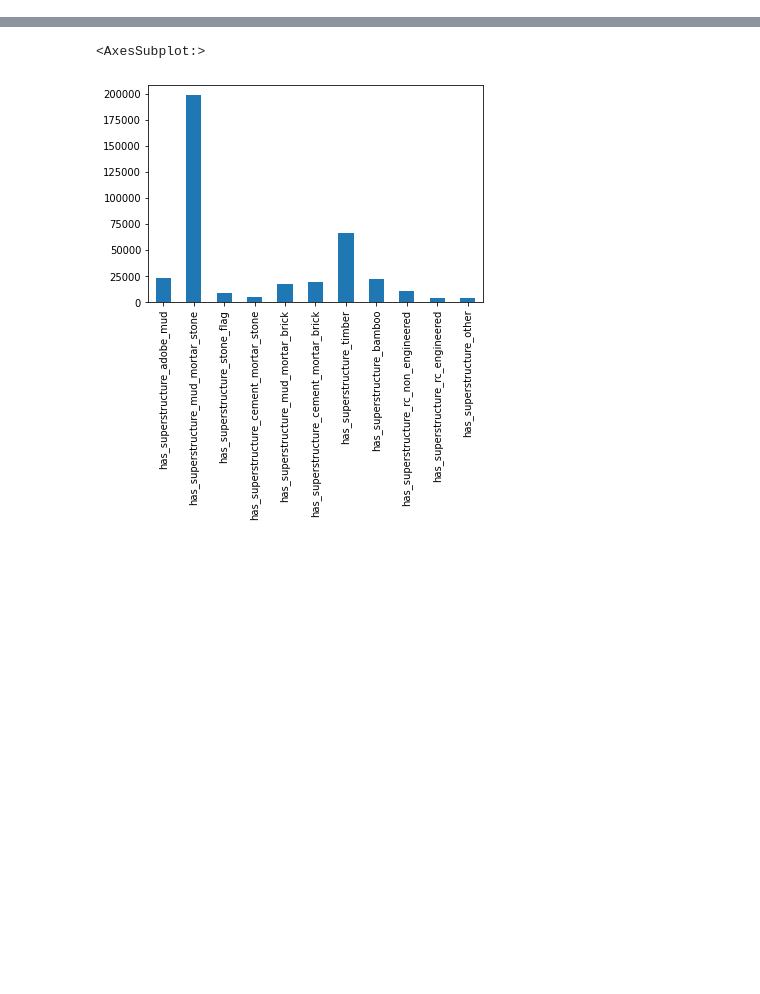
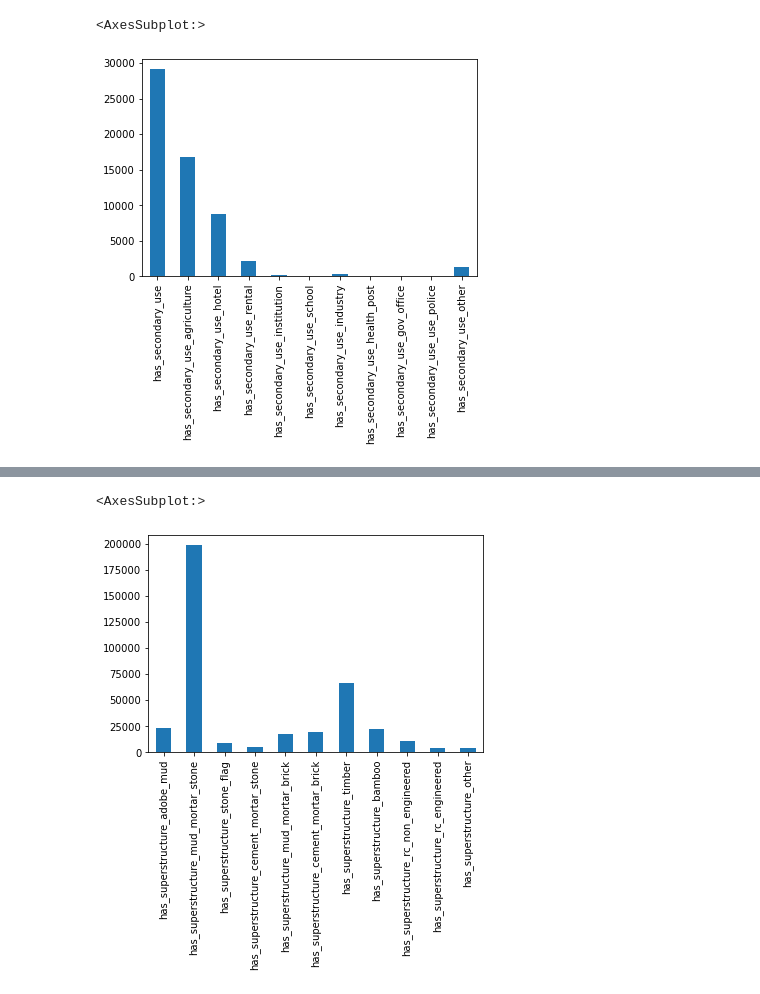
Before and after one commit to juanchycc/Tp2-Datos, a Jupyter notebook: featuring.ipynb, the cells around one changed output, grey strips where cells are left out. Cells and saved outputs as stored; diff of their text form; code cells hidden in the pictures; blank space fills up the shorter version.

```diff
--- a/featuring.ipynb
+++ b/featuring.ipynb
@@ -23,0 +123,5 @@ set_train.head()
+# %%
+set_train.iloc[:, 27:38].sum().plot.bar()
+# %% [output]
+<AxesSubplot:>
+[figure, added]
```
Also changed, not shown: parts of 29 cells of this notebook, 1 other file.
